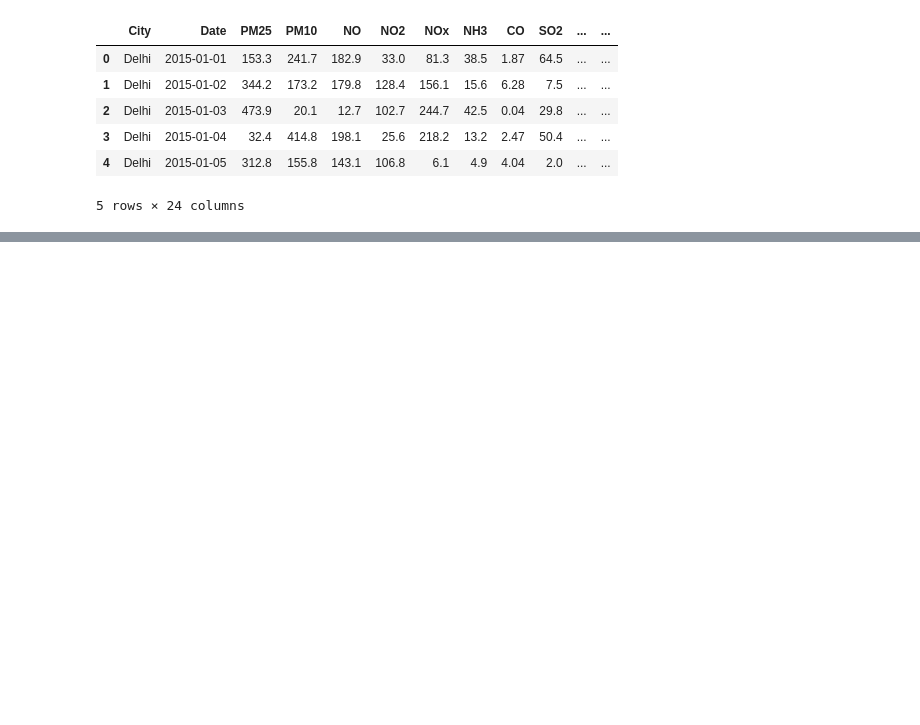
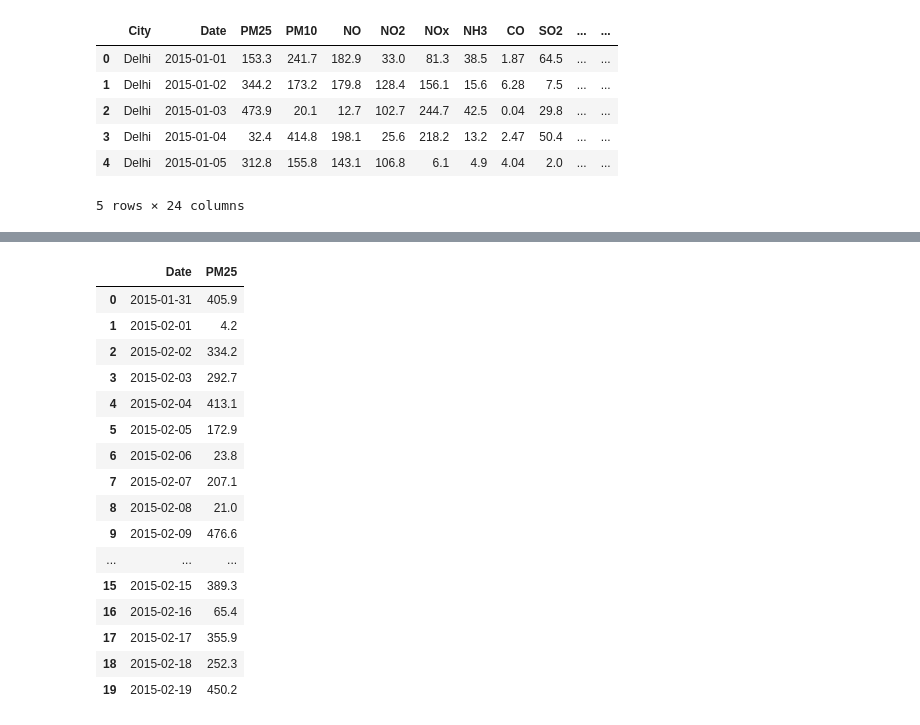
Before and after one commit to Shachi12Shukla/ET-Hackathon-2.O, a Jupyter notebook: backend/AI/preprocessing/feature_eng.ipynb, the cells around one changed output, grey strips where cells are left out. Saved outputs shown, nothing was run; the diff lists cells and outputs as text; code cells hidden in the pictures; blank space fills up the shorter version.

```diff
--- a/backend/AI/preprocessing/feature_eng.ipynb
+++ b/backend/AI/preprocessing/feature_eng.ipynb
@@ -257,0 +192,20 @@ print(df.shape)
+# %%
+df_copy[["Date","PM25"]].head(20)
+# %% [output]
+|  | Date | PM25 |
+| 0 | 2015-01-31 | 405.9 |
+| 1 | 2015-02-01 | 4.2 |
+| 2 | 2015-02-02 | 334.2 |
+| 3 | 2015-02-03 | 292.7 |
+| 4 | 2015-02-04 | 413.1 |
+| 5 | 2015-02-05 | 172.9 |
+| 6 | 2015-02-06 | 23.8 |
+| 7 | 2015-02-07 | 207.1 |
+| 8 | 2015-02-08 | 21.0 |
+| 9 | 2015-02-09 | 476.6 |
+| ... | ... | ... |
+| 15 | 2015-02-15 | 389.3 |
+| 16 | 2015-02-16 | 65.4 |
+| 17 | 2015-02-17 | 355.9 |
+| 18 | 2015-02-18 | 252.3 |
+| 19 | 2015-02-19 | 450.2 |
```
Also changed, not shown: parts of 91 cells of this notebook, 4 other files.
